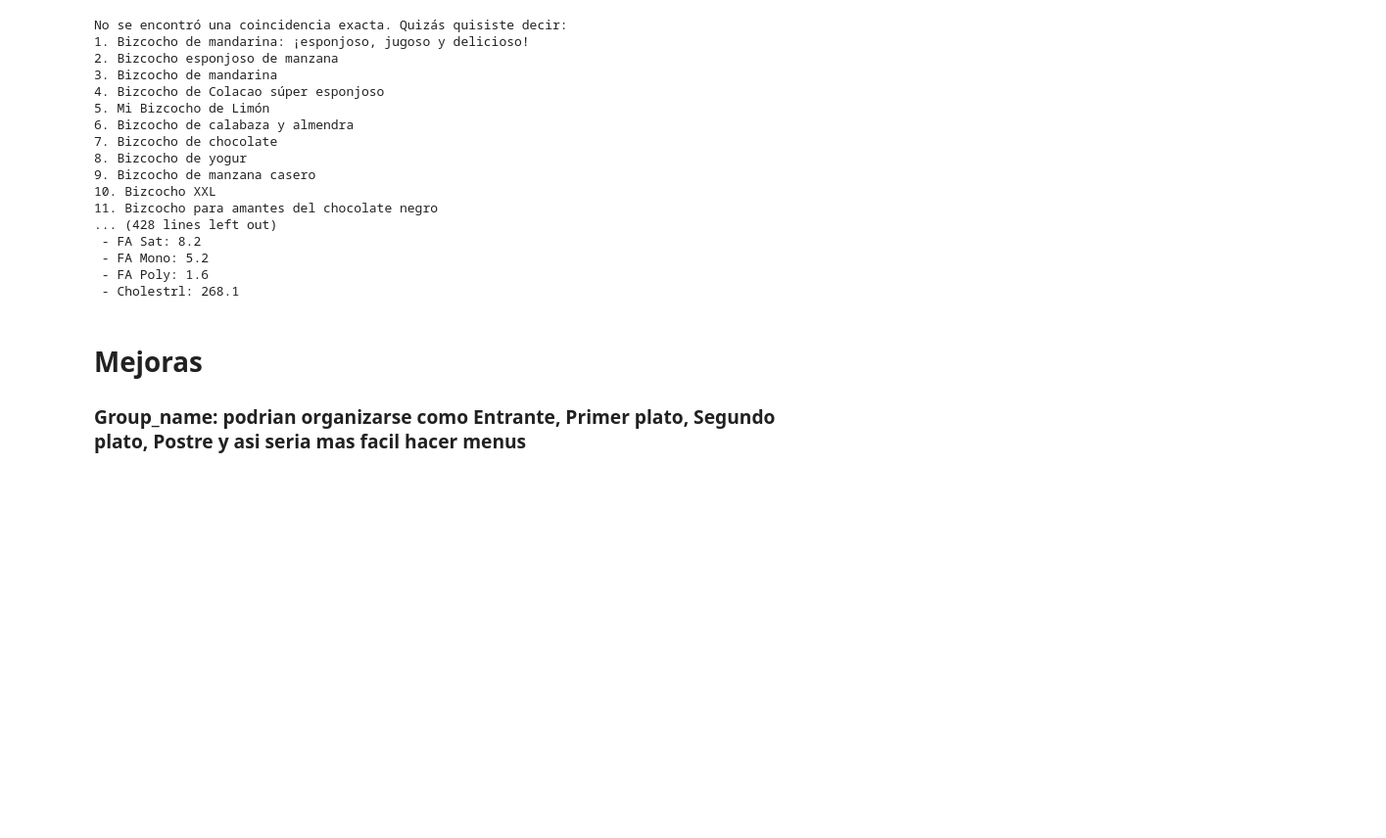
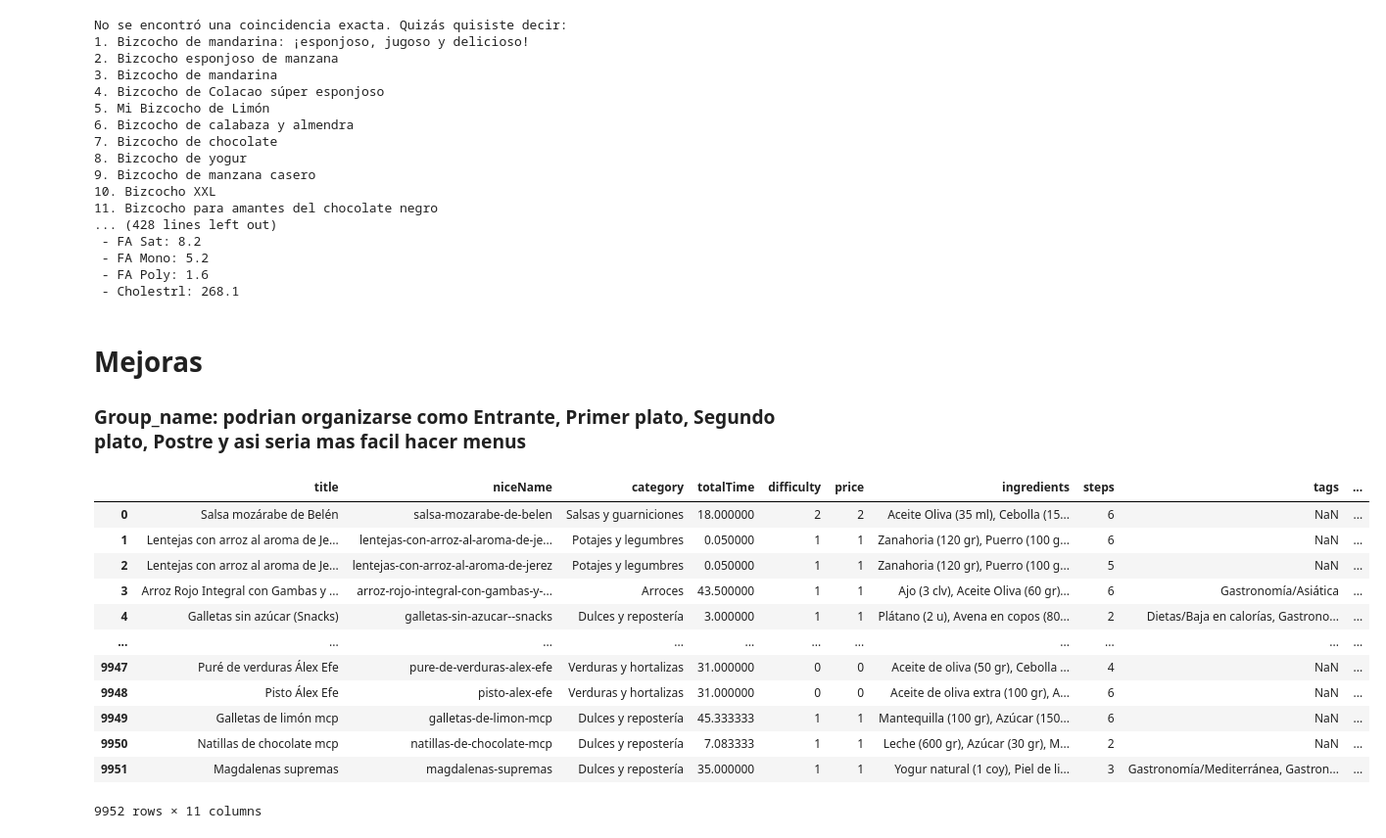
Before and after one commit to Unbiunio/interview, a Jupyter notebook: graficas.ipynb, the cells around one changed output. Shown: that part at 98% size. Cells and saved outputs as stored; diff of their text form; code cells hidden in the pictures; blank space fills up the shorter version.

Commit message:
sugiere receta

```diff
--- a/graficas.ipynb
+++ b/graficas.ipynb
@@ -556,3 +556,19 @@ No se encontró una coincidencia exacta. Quizás quisiste decir:
 # %% [markdown]
 # Mejoras
 ### Group_name: podrian organizarse como Entrante, Primer plato, Segundo plato, Postre y asi seria mas facil hacer menus
+# %%
+df_receta
+# %% [output]
+|  | title | niceName | category | totalTime | difficulty | price | ingredients | steps | tags | ... |
+| 0 | Salsa mozárabe de Belén | salsa-mozarabe-de-belen | Salsas y guarniciones | 18.000000 | 2 | 2 | Aceite Oliva (35 ml), Cebolla (15... | 6 | NaN | ... |
+| 1 | Lentejas con arroz al aroma de Je... | lentejas-con-arroz-al-aroma-de-je... | Potajes y legumbres | 0.050000 | 1 | 1 | Zanahoria (120 gr), Puerro (100 g... | 6 | NaN | ... |
+| 2 | Lentejas con arroz al aroma de Je... | lentejas-con-arroz-al-aroma-de-jerez | Potajes y legumbres | 0.050000 | 1 | 1 | Zanahoria (120 gr), Puerro (100 g... | 5 | NaN | ... |
+| 3 | Arroz Rojo Integral con Gambas y ... | arroz-rojo-integral-con-gambas-y-... | Arroces | 43.500000 | 1 | 1 | Ajo (3 clv), Aceite Oliva (60 gr)... | 6 | Gastronomía/Asiática | ... |
+| 4 | Galletas sin azúcar (Snacks) | galletas-sin-azucar--snacks | Dulces y repostería | 3.000000 | 1 | 1 | Plátano (2 u), Avena en copos (80... | 2 | Dietas/Baja en calorías, Gastrono... | ... |
+| ... | ... | ... | ... | ... | ... | ... | ... | ... | ... | ... |
+| 9947 | Puré de verduras Álex Efe | pure-de-verduras-alex-efe | Verduras y hortalizas | 31.000000 | 0 | 0 | Aceite de oliva (50 gr), Cebolla ... | 4 | NaN | ... |
+| 9948 | Pisto Álex Efe | pisto-alex-efe | Verduras y hortalizas | 31.000000 | 0 | 0 | Aceite de oliva extra (100 gr), A... | 6 | NaN | ... |
+| 9949 | Galletas de limón mcp | galletas-de-limon-mcp | Dulces y repostería | 45.333333 | 1 | 1 | Mantequilla (100 gr), Azúcar (150... | 6 | NaN | ... |
+| 9950 | Natillas de chocolate mcp | natillas-de-chocolate-mcp | Dulces y repostería | 7.083333 | 1 | 1 | Leche (600 gr), Azúcar (30 gr), M... | 2 | NaN | ... |
+| 9951 | Magdalenas supremas | magdalenas-supremas | Dulces y repostería | 35.000000 | 1 | 1 | Yogur natural (1 coy), Piel de li... | 3 | Gastronomía/Mediterránea, Gastron... | ... |
+9952 rows × 11 columns
```
Also changed, not shown: parts of 4 cells of this notebook.
